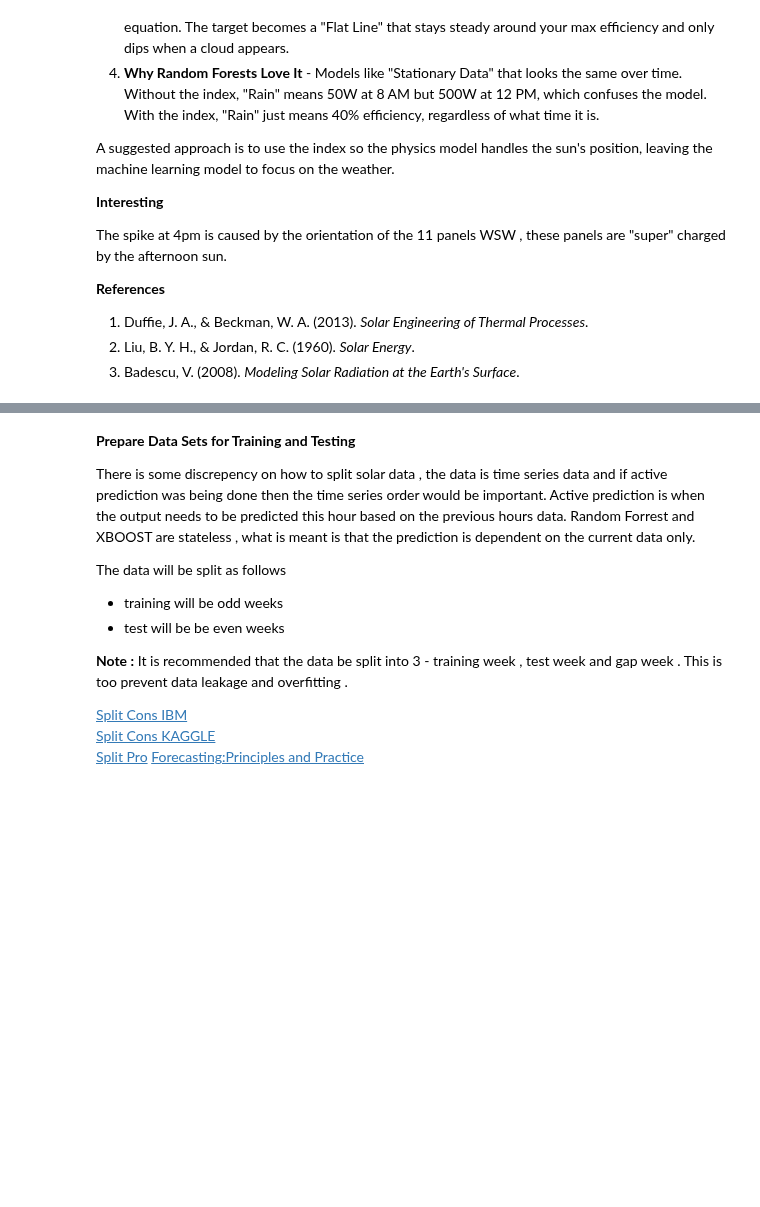
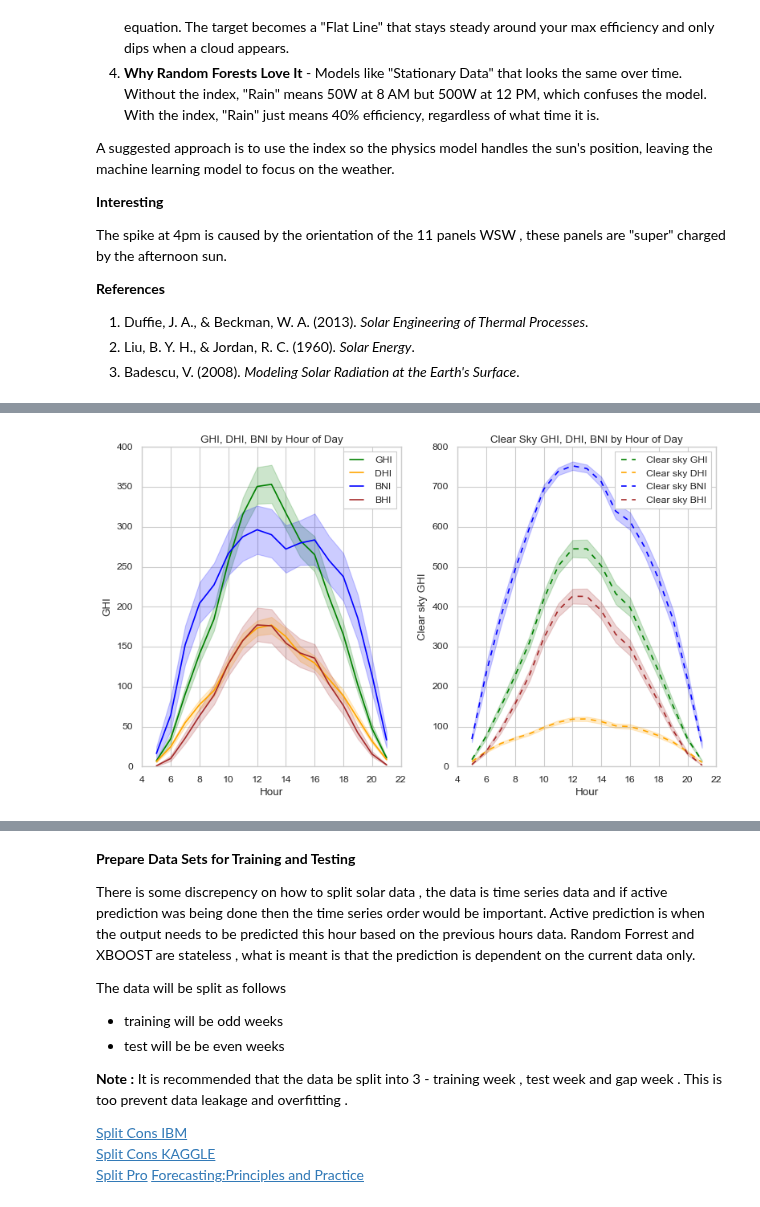
Before and after one commit to clydewatts1/PFDA-programming-for-data-analytics, a Jupyter notebook: big_project/big_project.ipynb, the cells around one changed output, grey strips where cells are left out. Saved outputs shown, nothing was run; the diff lists cells and outputs as text; code cells hidden in the pictures; blank space fills up the shorter version.

```diff
--- a/big_project/big_project.ipynb
+++ b/big_project/big_project.ipynb
@@ -2383,0 +2417,20 @@ UserWarning: No artists with labels found to put in legend.  Note that artists w
+# %%
+# Plot GHI, DHI, BNI vs Hour of Day on same plot
+
+fig,ax = plt.subplots(1,2,figsize=(10,6))
+sns.lineplot(data=df_merge_hourly, x='Hour', y='GHI', label='GHI', color='green',ax=ax[0])
+sns.lineplot(data=df_merge_hourly, x='Hour', y='DHI', label='DHI', color='orange',ax=ax[0])
+sns.lineplot(data=df_merge_hourly, x='Hour', y='BNI', label='BNI', color='blue',ax=ax[0])
+sns.lineplot(data=df_merge_hourly, x='Hour', y='BHI', label='BHI', color='brown',ax=ax[0])
+ax[0].set_title('GHI, DHI, BNI by Hour of Day')
+# Plot clear sky versions
+sns.lineplot(data=df_merge_hourly, x='Hour', y='Clear sky GHI', label='Clear sky GHI', color='green', linestyle='--',ax=ax[1])
+sns.lineplot(data=df_merge_hourly, x='Hour', y='Clear sky DHI', label='Clear sky DHI', color='orange', linestyle='--',ax=ax[1])
+sns.lineplot(data=df_merge_hourly, x='Hour', y='Clear sky BNI', label='Clear sky BNI', color='blue', linestyle='--',ax=ax[1])
+sns.lineplot(data=df_merge_hourly, x='Hour', y='Clear sky BHI', label='Clear sky BHI', color='brown', linestyle='--',ax=ax[1])
+ax[1].set_title('Clear Sky GHI, DHI, BNI by Hour of Day')
+plt.legend()
+plt.tight_layout()
+plt.show()
+# %% [output]
+[figure, added]
```
Also changed, not shown: parts of 23 cells of this notebook, 9 other files.
